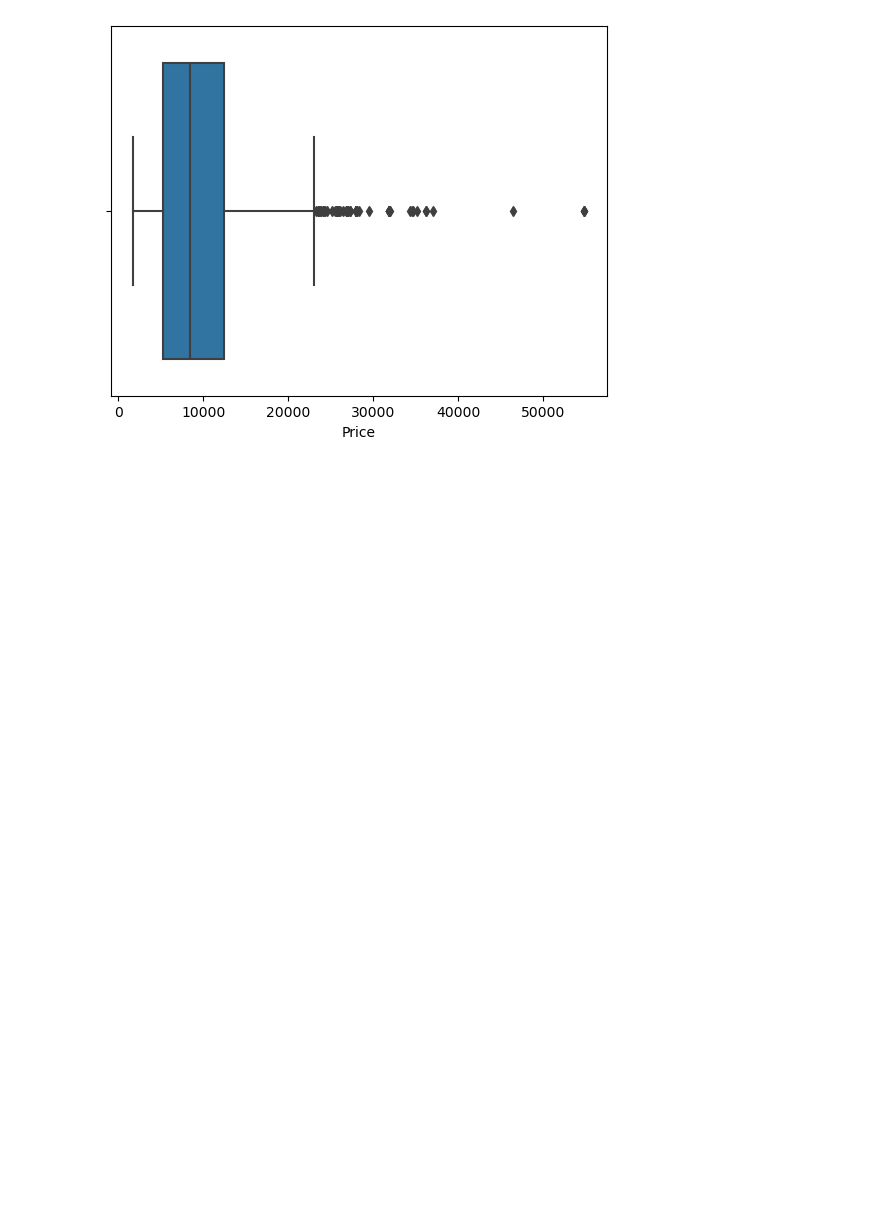
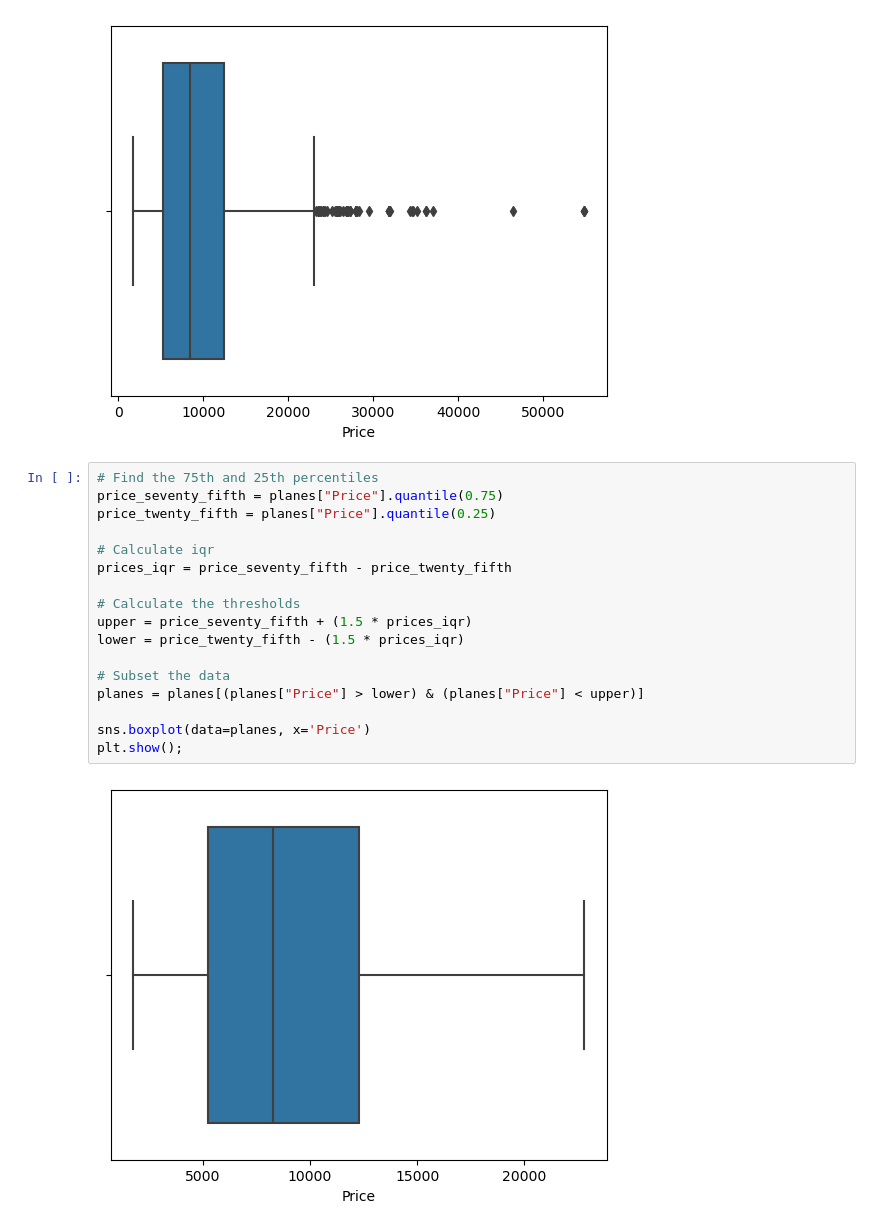
Before and after one commit to Daviedavie100/DatacampPythonDataAnalysis, a Jupyter notebook: Datacamp.ipynb, the cells around one changed output. Drawn from its saved outputs; the diff is of its cells as text; blank space fills up the shorter version.

```diff
--- a/Datacamp.ipynb
+++ b/Datacamp.ipynb
@@ -1592,3 +1592,22 @@ plt.show();
 # %% [output]
 [figure]
 [figure]
+# %%
+# Find the 75th and 25th percentiles
+price_seventy_fifth = planes["Price"].quantile(0.75)
+price_twenty_fifth = planes["Price"].quantile(0.25)
+
+# Calculate iqr
+prices_iqr = price_seventy_fifth - price_twenty_fifth
+
+# Calculate the thresholds
+upper = price_seventy_fifth + (1.5 * prices_iqr)
+lower = price_twenty_fifth - (1.5 * prices_iqr)
+
+# Subset the data
+planes = planes[(planes["Price"] > lower) & (planes["Price"] < upper)]
+
+sns.boxplot(data=planes, x='Price')
+plt.show();
+# %% [output]
+[figure, added]
```
